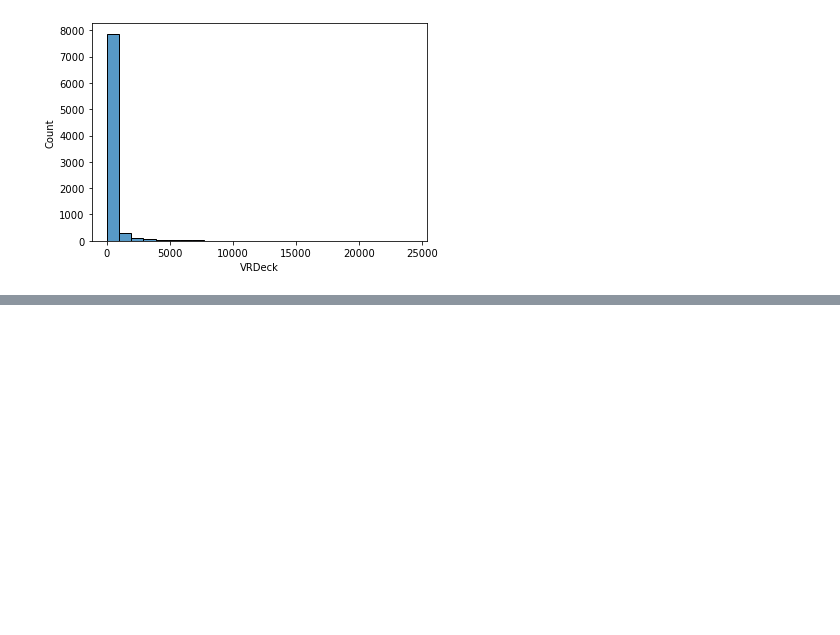
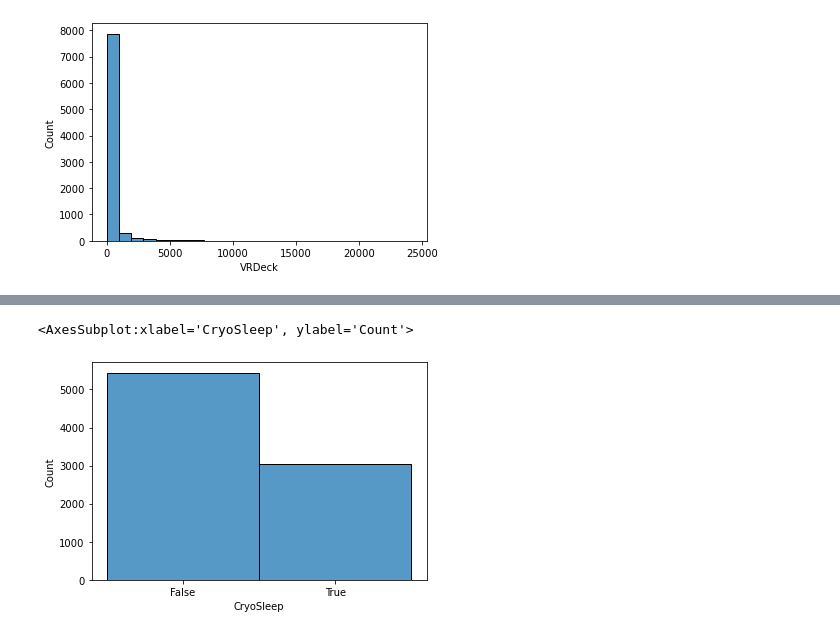
Before and after one commit to babennettdev/ml-notebooks, a Jupyter notebook: src/spaceship-titanic/spaceship_titanic_data_exploration.ipynb, the cells around one changed output, grey strips where cells are left out. Cells and saved outputs as stored; diff of their text form; code cells hidden in the pictures; blank space fills up the shorter version.

```diff
--- a/src/spaceship-titanic/spaceship_titanic_data_exploration.ipynb
+++ b/src/spaceship-titanic/spaceship_titanic_data_exploration.ipynb
@@ -242,0 +248,5 @@ Maximum value is: 24133.0 so number of buckets is 25
+# %%
+sns.histplot(spaceship_titanic_train_dataframes['CryoSleep'].dropna().astype('str'))
+# %% [output]
+<AxesSubplot:xlabel='CryoSleep', ylabel='Count'>
+[figure, added]
```
Also changed, not shown: parts of 3 cells of this notebook.
